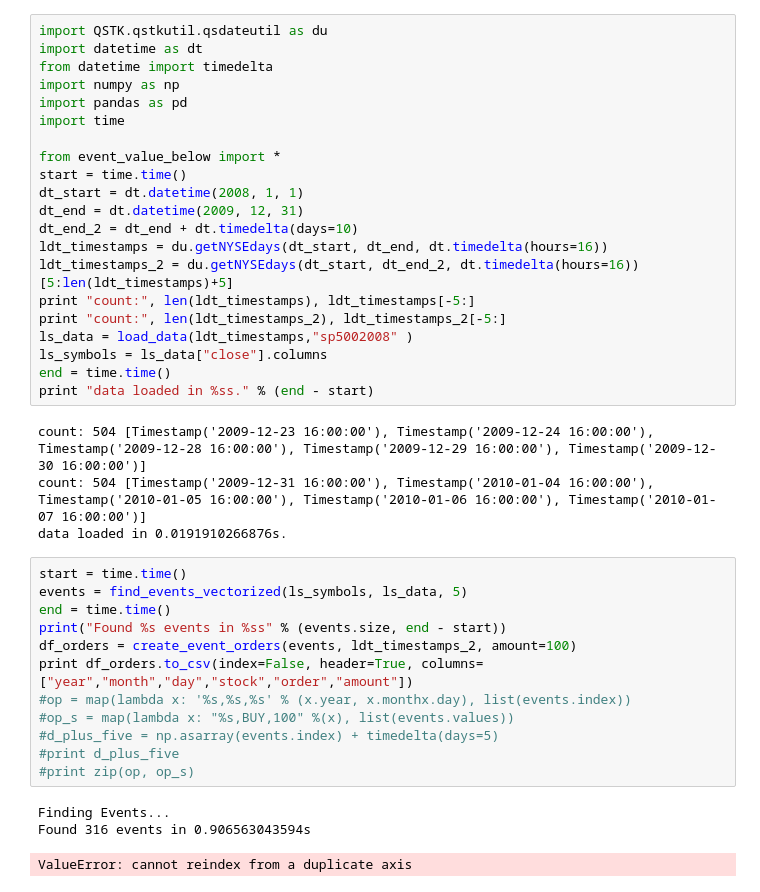
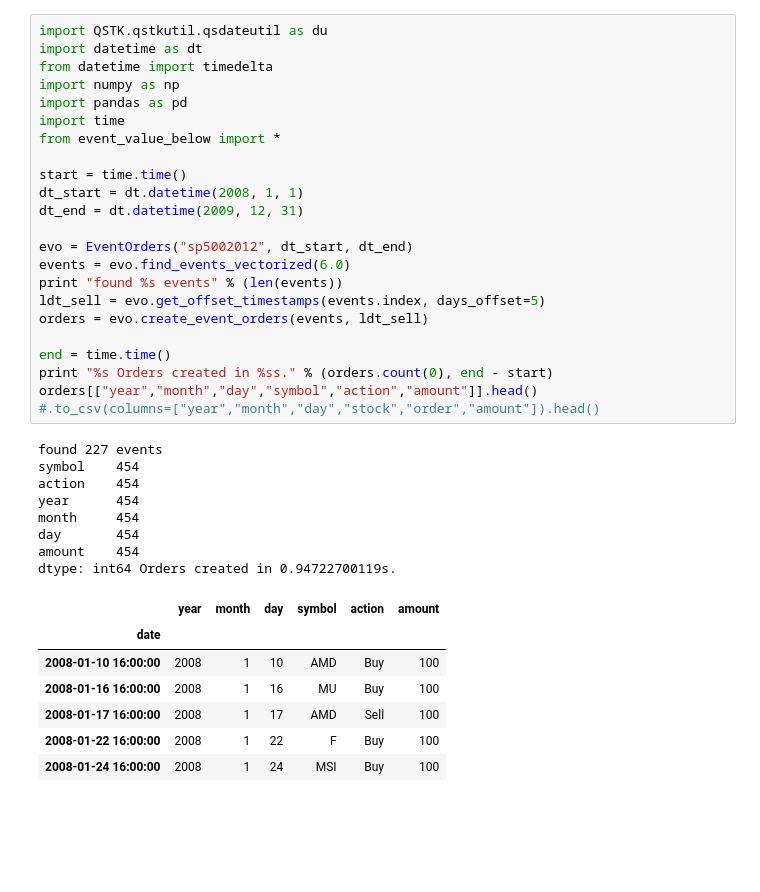
Before and after one commit to liiklin/market_makers, a Jupyter notebook: computation_investing/quizes/event_orders/Event_Orders_Test.ipynb, the cells around one changed output. Saved outputs shown, nothing was run; the diff lists cells and outputs as text; blank space fills up the shorter version.

```diff
--- a/computation_investing/quizes/event_orders/Event_Orders_Test.ipynb
+++ b/computation_investing/quizes/event_orders/Event_Orders_Test.ipynb
@@ -1,41 +1,39 @@
 # %%
 import QSTK.qstkutil.qsdateutil as du
 import datetime as dt
 from datetime import timedelta
 import numpy as np
 import pandas as pd
 import time
+from event_value_below import *
 
-from event_value_below import *
 start = time.time()
 dt_start = dt.datetime(2008, 1, 1)
 dt_end = dt.datetime(2009, 12, 31)
-dt_end_2 = dt_end + dt.timedelta(days=10)
-ldt_timestamps = du.getNYSEdays(dt_start, dt_end, dt.timedelta(hours=16))
-ldt_timestamps_2 = du.getNYSEdays(dt_start, dt_end_2, dt.timedelta(hours=16))[5:len(ldt_timestamps)+5]
-print "count:", len(ldt_timestamps), ldt_timestamps[-5:]
-print "count:", len(ldt_timestamps_2), ldt_timestamps_2[-5:]
-ls_data = load_data(ldt_timestamps,"sp5002008" )
-ls_symbols = ls_data["close"].columns
+
+evo = EventOrders("sp5002012", dt_start, dt_end)
+events = evo.find_events_vectorized(6.0)
+print "found %s events" % (len(events))
+ldt_sell = evo.get_offset_timestamps(events.index, days_offset=5)
+orders = evo.create_event_orders(events, ldt_sell)
+
 end = time.time()
-print "data loaded in %ss." % (end - start)
+print "%s Orders created in %ss." % (orders.count(0), end - start)
+orders[["year","month","day","symbol","action","amount"]].head()
+#.to_csv(columns=["year","month","day","stock","order","amount"]).head()
 # %% [output]
-count: 504 [Timestamp('2009-12-23 16:00:00'), Timestamp('2009-12-24 16:00:00'), Timestamp('2009-12-28 16:00:00'), Timestamp('2009-12-29 16:00:00'), Timestamp('2009-12-30 16:00:00')]
-count: 504 [Timestamp('2009-12-31 16:00:00'), Timestamp('2010-01-04 16:00:00'), Timestamp('2010-01-05 16:00:00'), Timestamp('2010-01-06 16:00:00'), Timestamp('2010-01-07 16:00:00')]
-data loaded in 0.0191910266876s.
+found 227 events
+symbol    454
+action    454
+year      454
+month     454
+day       454
+amount    454
+dtype: int64 Orders created in 0.94722700119s.
+|  | year | month | day | symbol | action | amount |
+| date |  |  |  |  |  |  |
+| 2008-01-10 16:00:00 | 2008 | 1 | 10 | AMD | Buy | 100 |
+| 2008-01-16 16:00:00 | 2008 | 1 | 16 | MU | Buy | 100 |
+| 2008-01-17 16:00:00 | 2008 | 1 | 17 | AMD | Sell | 100 |
+| 2008-01-22 16:00:00 | 2008 | 1 | 22 | F | Buy | 100 |
+| 2008-01-24 16:00:00 | 2008 | 1 | 24 | MSI | Buy | 100 |
-# %%
-start = time.time()
-events = find_events_vectorized(ls_symbols, ls_data, 5)
-end = time.time()
-print("Found %s events in %ss" % (events.size, end - start))
-df_orders = create_event_orders(events, ldt_timestamps_2, amount=100)
-print df_orders.to_csv(index=False, header=True, columns=["year","month","day","stock","order","amount"])
-#op = map(lambda x: '%s,%s,%s' % (x.year, x.monthx.day), list(events.index))
-#op_s = map(lambda x: "%s,BUY,100" %(x), list(events.values))
-#d_plus_five = np.asarray(events.index) + timedelta(days=5)
-#print d_plus_five
-#print zip(op, op_s)
-# %% [output]
-Finding Events...
-Found 316 events in 0.906563043594s
-ValueError: cannot reindex from a duplicate axis
```
Also changed, not shown: parts of 3 cells of this notebook, 17 other files.
